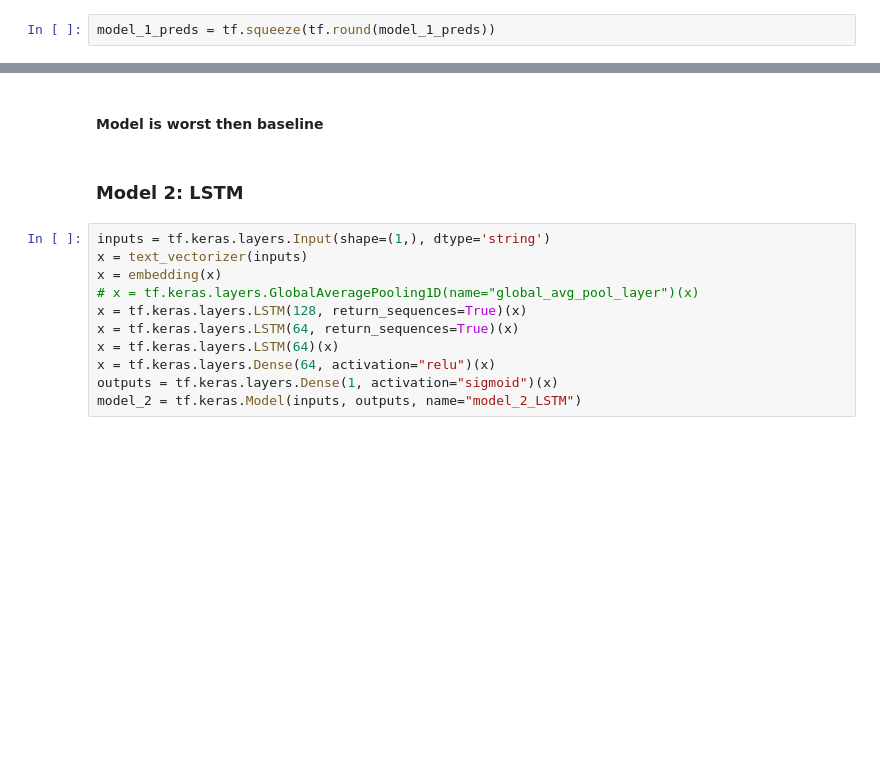
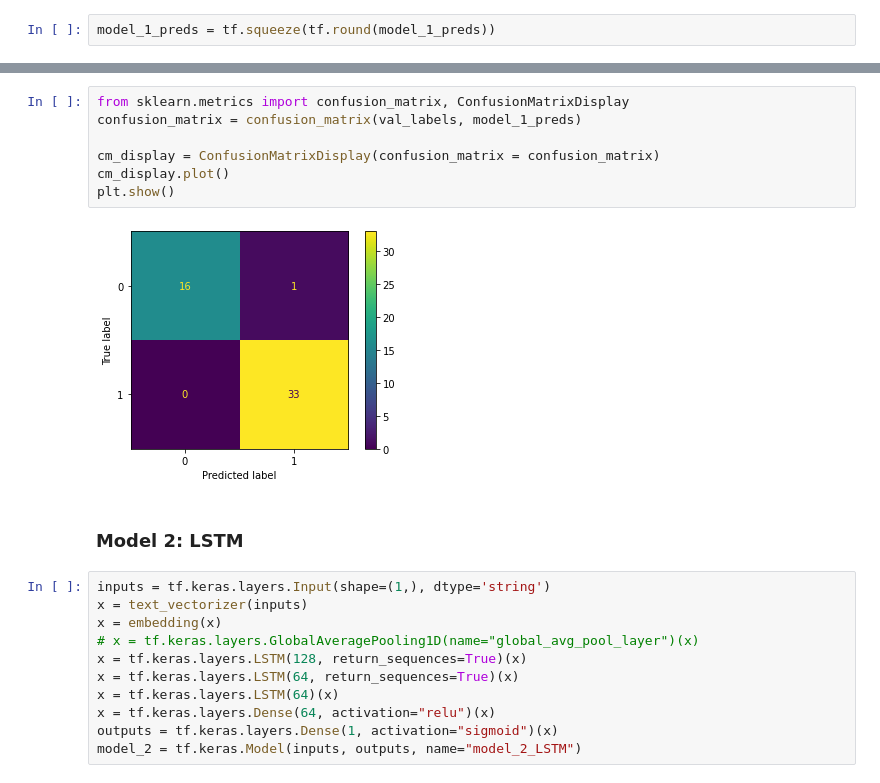
Before and after one commit to patryklyczko/ML_Kaggle_Datasets, a Jupyter notebook: Turkey_Earth_Relief_Tweets/Turkey_Earthquake_Relief_Tweets.ipynb, the cells around one changed output, grey strips where cells are left out. Drawn from its saved outputs; the diff is of its cells as text; blank space fills up the shorter version.

```diff
--- a/Turkey_Earth_Relief_Tweets/Turkey_Earthquake_Relief_Tweets.ipynb
+++ b/Turkey_Earth_Relief_Tweets/Turkey_Earthquake_Relief_Tweets.ipynb
@@ -236,5 +236,12 @@ model_1_results
-# %% [markdown]
-#### Model is worst then baseline
+# %%
+from sklearn.metrics import confusion_matrix, ConfusionMatrixDisplay
+confusion_matrix = confusion_matrix(val_labels, model_1_preds)
+
+cm_display = ConfusionMatrixDisplay(confusion_matrix = confusion_matrix)
+cm_display.plot()
+plt.show()
+# %% [output]
+[figure, added]
 # %% [markdown]
 ### Model 2: LSTM
 # %%
```
Also changed, not shown: parts of 21 cells of this notebook.
